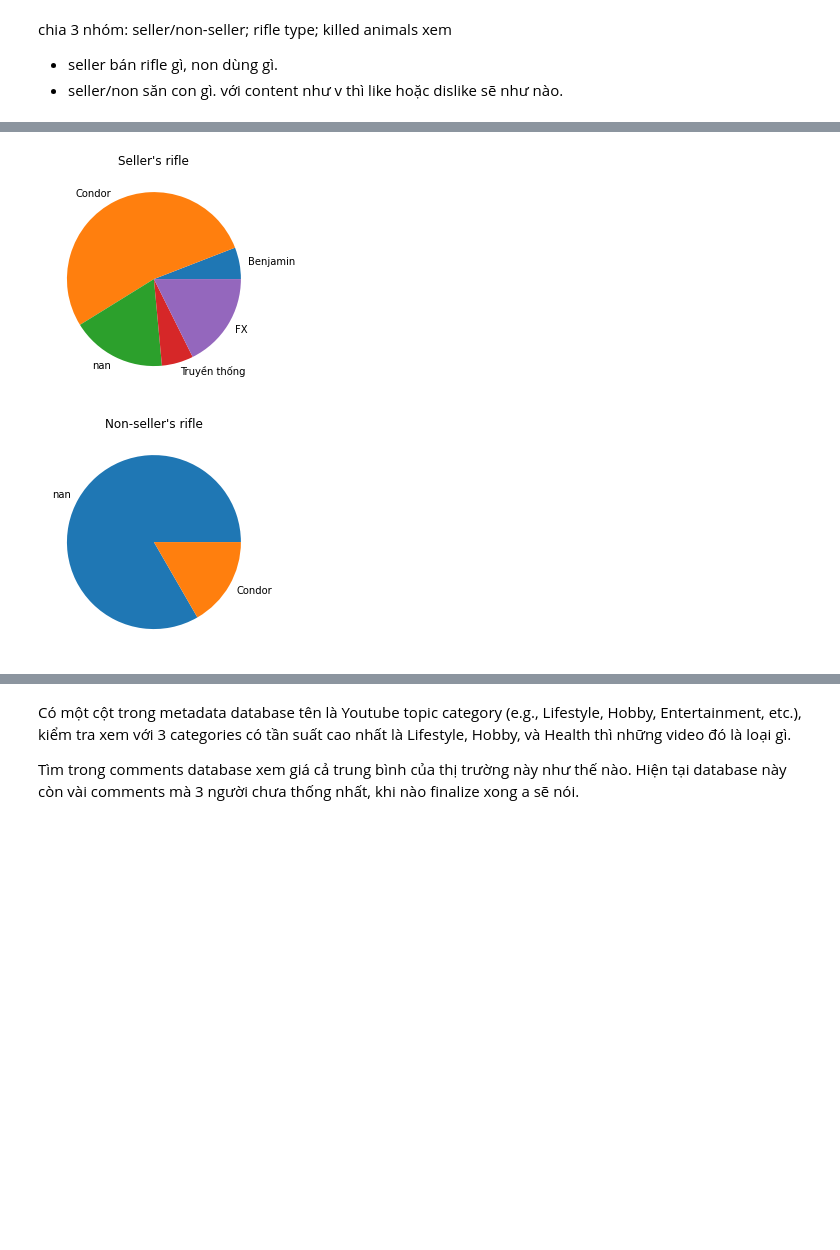
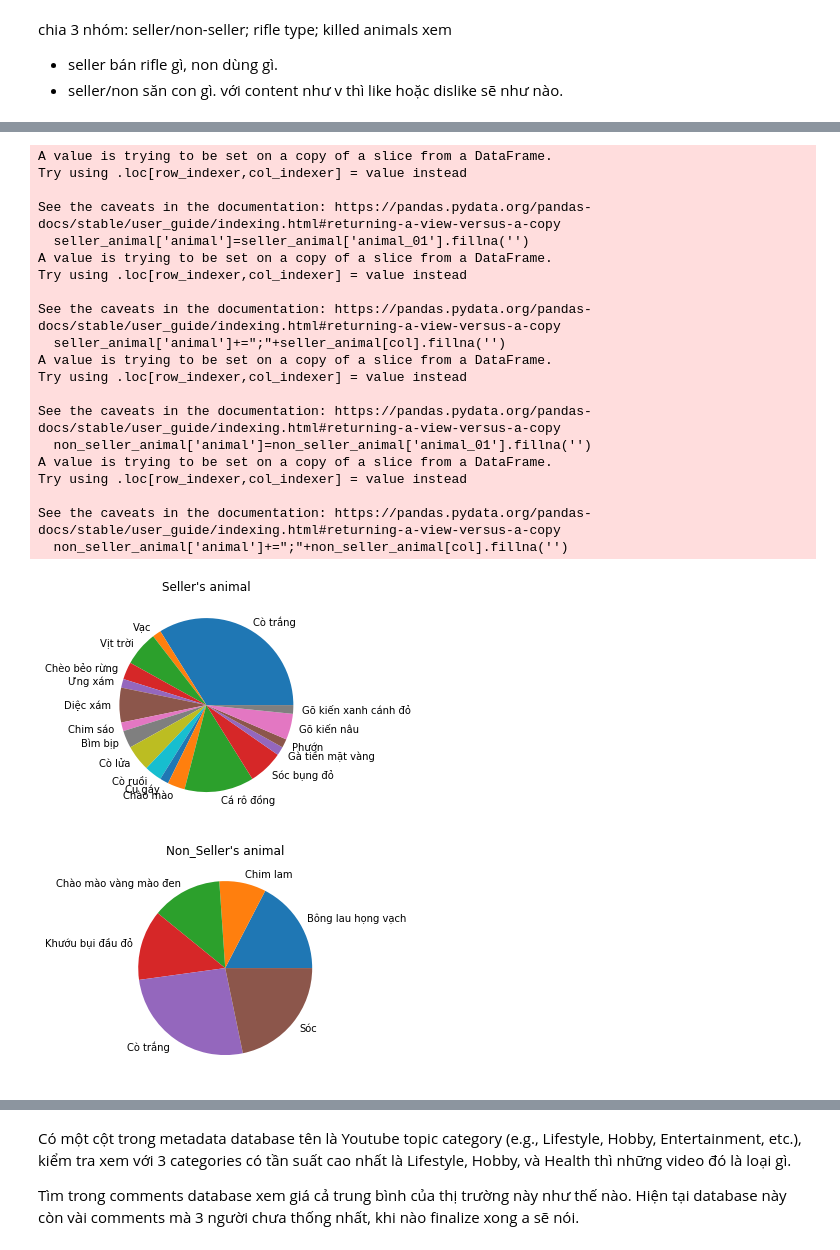
Before and after one commit to hoangantk6/Youtube_Hunting, a Jupyter notebook: 04-Data-Analysis/like and view.ipynb, the cells around one changed output, grey strips where cells are left out. Cells and saved outputs as stored; diff of their text form; code cells hidden in the pictures; blank space fills up the shorter version.

```diff
--- a/04-Data-Analysis/like and view.ipynb
+++ b/04-Data-Analysis/like and view.ipynb
@@ -8,7 +8,9 @@ import matplotlib.pyplot as plt
 import io
 data_raw = pd.read_csv("youtube data/VIDEO_URL_50_ADD_DISLIKE.csv")
 data_annotation = pd.read_csv("youtube data/VIDEO_URL_50_ANNOTATION.csv")
+data_tag_animal = pd.read_csv("youtube data/TAG_ANIMAL.csv")
 data = pd.merge(data_raw, data_annotation)
+data_animal = pd.merge(data_tag_animal, data, on=['video_url', 'video_url'])
 # %%
 #caculate like/view and dislike/view
 data['like/view']=data['num_like']/data['num_view']
@@ -101,11 +113,67 @@ Non-seller's rifle:  {'nan': 5, 'Condor': 1}
-# %%
-#draw seller's rifle and non-seller's rifle
-plt.pie(seller_rifle.values(), labels=seller_rifle.keys())
-plt.title("Seller's rifle")
-plt.show()
-plt.pie(non_seller_rifle.values(), labels=non_seller_rifle.keys())
-plt.title("Non-seller's rifle")
-plt.show()
-# %% [output]
-[figure, removed]
-[figure, removed]
+# %%
+seller_animal = data_animal[(data_animal['seller_demo_no_killing']=='x') | (data_animal['seller_demo_has_killing']=='x')]
+non_seller_animal = data_animal[(data_animal['non_seller_no_killing']=='x') | (data_animal['non_seller_has_killing']=='x')]
+
+seller_animal['animal']=seller_animal['animal_01'].fillna('')
+for col in seller_animal.columns:
+    if 'animal_' in col:
+        seller_animal['animal']+=";"+seller_animal[col].fillna('')
+
+non_seller_animal['animal']=non_seller_animal['animal_01'].fillna('')
+for col in non_seller_animal.columns:
+    if 'animal_' in col:
+        non_seller_animal['animal']+=";"+non_seller_animal[col].fillna('')
+
+seller_animal_dict={}
+for animals_list in seller_animal['animal']:
+    for animal in animals_list.split(';'):
+        if animal !='':
+            new_animal=str(animal)
+            if animal[-1]==' ':
+                new_animal=animal[:-1]
+            if new_animal not in seller_animal_dict:
+                seller_animal_dict[new_animal] = 1
+            else:
+                seller_animal_dict[new_animal] += 1
+
+plt.pie(seller_animal_dict.values(), labels=seller_animal_dict.keys())
+plt.title("Seller's animal")
+plt.show()
+
+non_seller_animal_dict={}
+for animals_list in non_seller_animal['animal']:
+    for animal in animals_list.split(';'):
+        if animal !='':
+            new_animal=str(animal)
+            if animal[-1]==' ':
+                new_animal=animal[:-1]
+            if new_animal not in non_seller_animal_dict:
+                non_seller_animal_dict[new_animal] = 1
+            else:
+                non_seller_animal_dict[new_animal] += 1
+plt.pie(non_seller_animal_dict.values(), labels=non_seller_animal_dict.keys())
+plt.title("Non_Seller's animal")
+plt.show()
+# %% [output]
+A value is trying to be set on a copy of a slice from a DataFrame.
+Try using .loc[row_indexer,col_indexer] = value instead
+
+See the caveats in the documentation: https://pandas.pydata.org/pandas-docs/stable/user_guide/indexing.html#returning-a-view-versus-a-copy
+  seller_animal['animal']=seller_animal['animal_01'].fillna('')
+A value is trying to be set on a copy of a slice from a DataFrame.
+Try using .loc[row_indexer,col_indexer] = value instead
+
+See the caveats in the documentation: https://pandas.pydata.org/pandas-docs/stable/user_guide/indexing.html#returning-a-view-versus-a-copy
+  seller_animal['animal']+=";"+seller_animal[col].fillna('')
+A value is trying to be set on a copy of a slice from a DataFrame.
+Try using .loc[row_indexer,col_indexer] = value instead
+
+See the caveats in the documentation: https://pandas.pydata.org/pandas-docs/stable/user_guide/indexing.html#returning-a-view-versus-a-copy
+  non_seller_animal['animal']=non_seller_animal['animal_01'].fillna('')
+A value is trying to be set on a copy of a slice from a DataFrame.
+Try using .loc[row_indexer,col_indexer] = value instead
+
+See the caveats in the documentation: https://pandas.pydata.org/pandas-docs/stable/user_guide/indexing.html#returning-a-view-versus-a-copy
+  non_seller_animal['animal']+=";"+non_seller_animal[col].fillna('')
+[figure, added]
+[figure, added]
```
Also changed, not shown: parts of 2 cells of this notebook.
